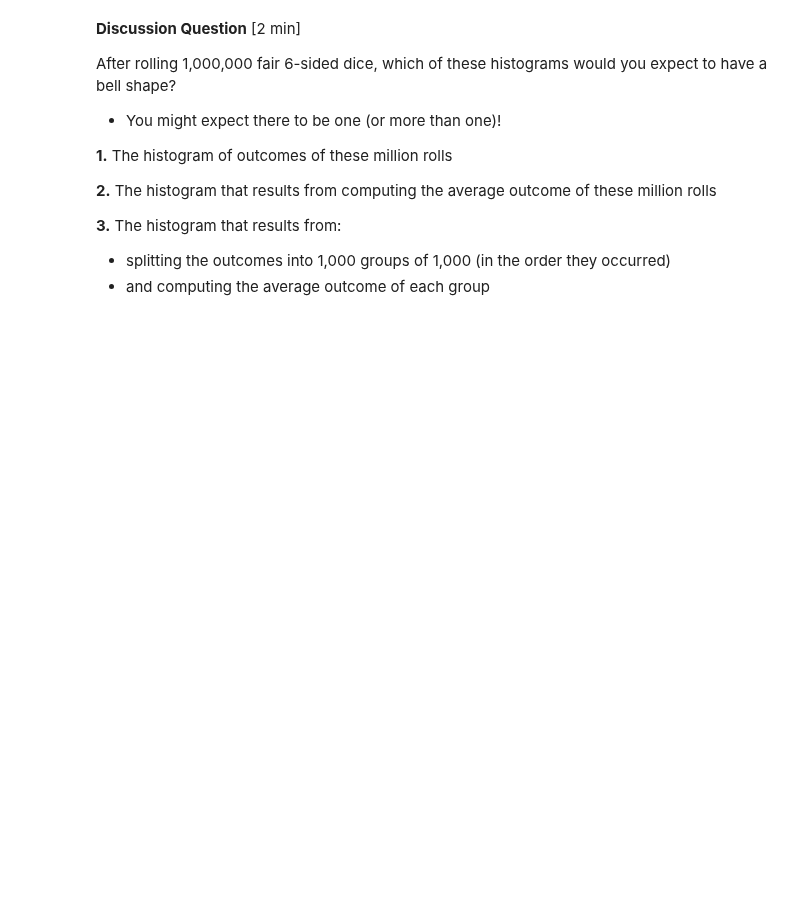
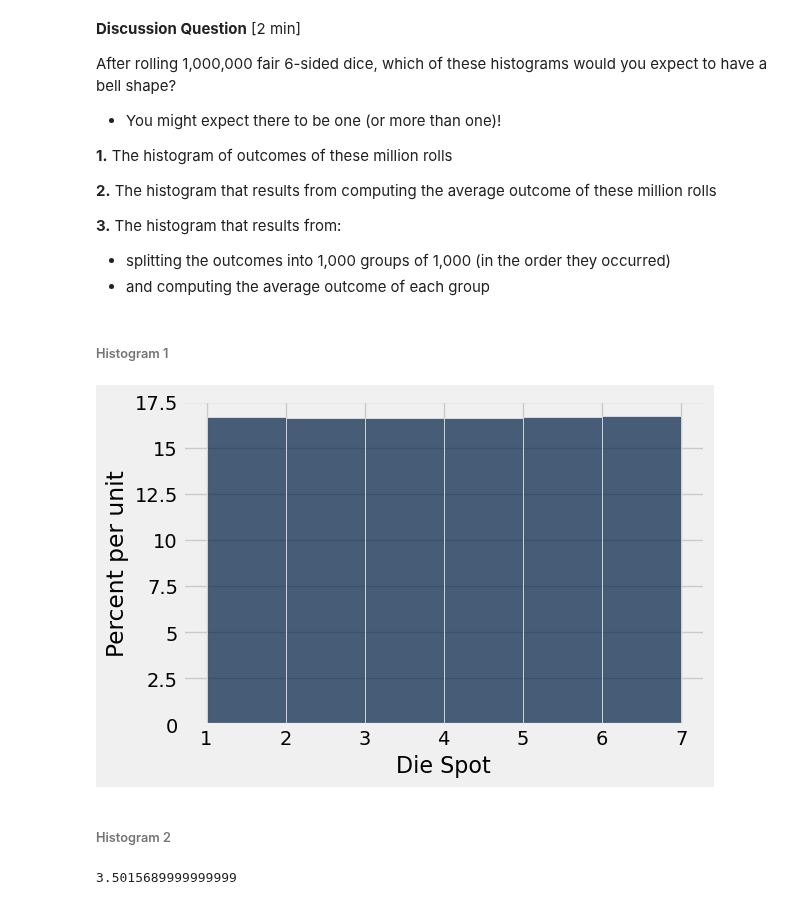
Before and after one commit to data-8/materials-fa24, a Jupyter notebook: lec/lec26/lec26.ipynb, the cells around one changed output. Drawn from its saved outputs; the diff is of its cells as text; code cells hidden in the pictures; blank space fills up the shorter version.

```diff
--- a/lec/lec26/lec26.ipynb
+++ b/lec/lec26/lec26.ipynb
@@ -137,3 +156,20 @@ After rolling 1,000,000 fair 6-sided dice, which of these histograms would you e
 **3.** The histogram that results from:
  - splitting the outcomes into 1,000 groups of 1,000 (in the order they occurred)
  - and computing the average outcome of each group
+# %% [markdown]
+###### Histogram 1
+# %%
+die = make_array(1,2,3,4,5,6)
+# %%
+one_million_die_rolls = np.random.choice(die,size = 1000000)
+# %%
+Table().with_columns('Die Spot', one_million_die_rolls).hist(bins = np.arange(1,8))
+# %% [output]
+[figure, added]
+# %% [markdown]
+###### Histogram 2
+# %%
+one_million_die_average = np.average(one_million_die_rolls)
+one_million_die_average
+# %% [output]
+3.5015689999999999
```
Also changed, not shown: parts of 21 cells of this notebook.
